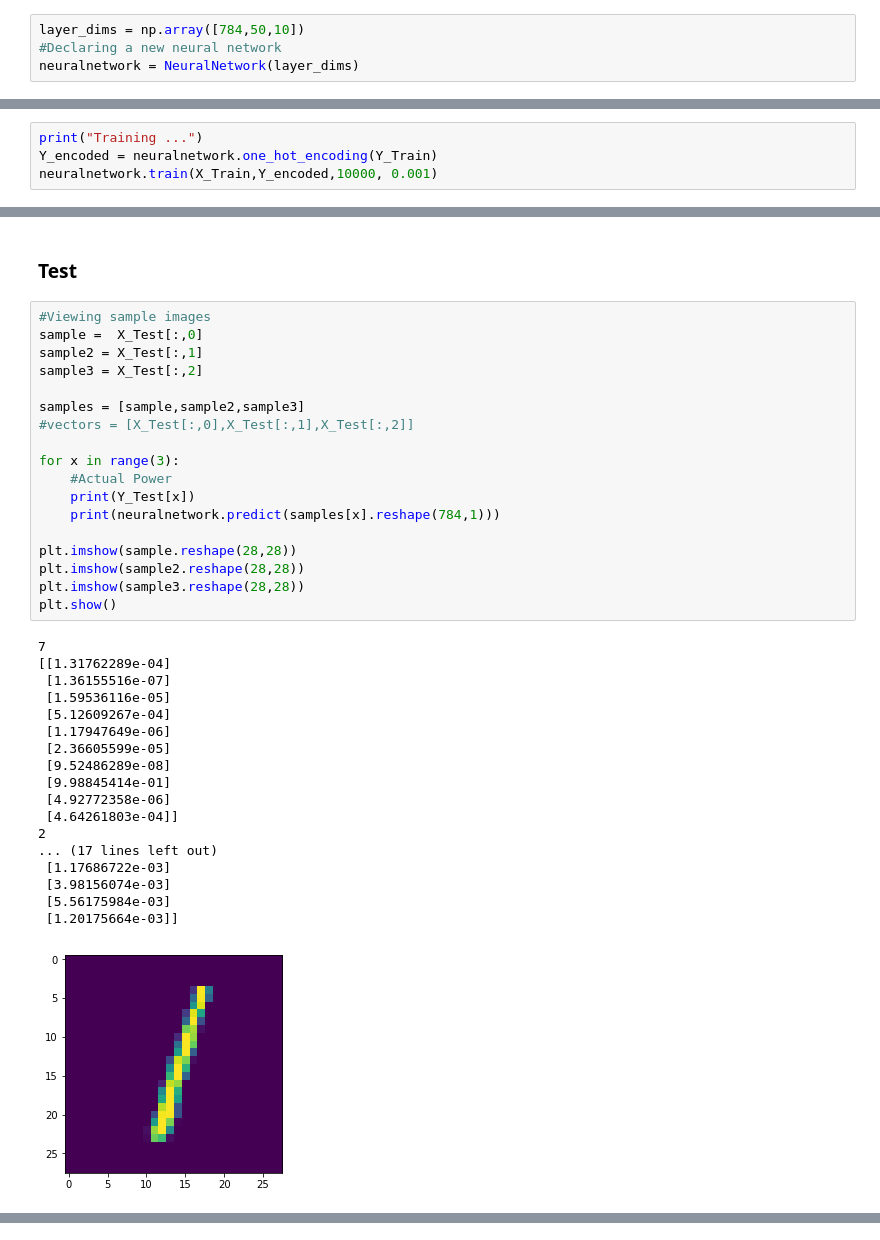
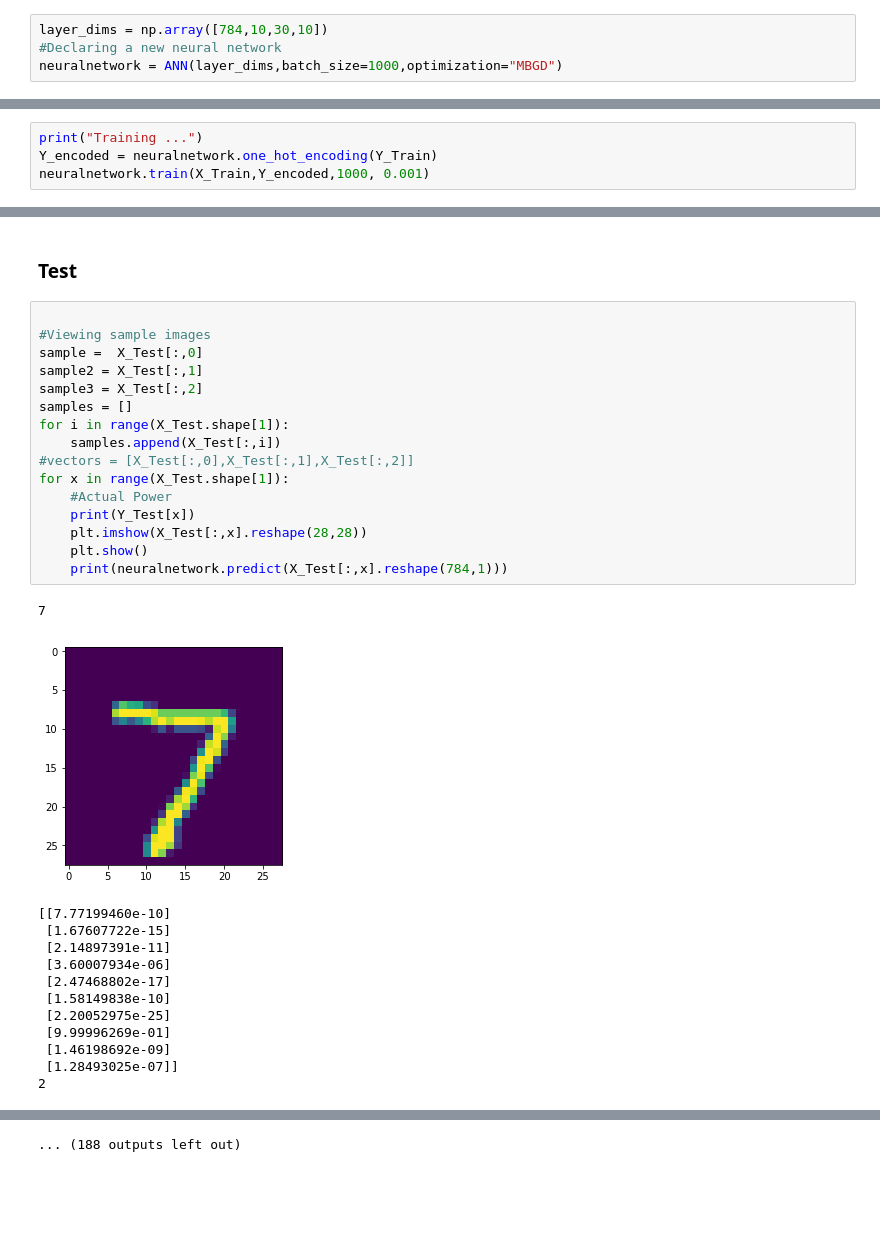
Before and after one commit to Sainpse/Discern, a Jupyter notebook: ANN/MNIST.ipynb, the cells around one changed output, grey strips where cells are left out. Saved outputs shown, nothing was run; the diff lists cells and outputs as text; blank space fills up the shorter version.

Commit message:
Addition of learning optimization techniques and accuracy arrays over time comparing the use of mini batch and batch Grqadient descent over n epochs

```diff
--- a/ANN/MNIST.ipynb
+++ b/ANN/MNIST.ipynb
@@ -71,14 +71,14 @@ Network Parameters
 The number of neurons and layers in a network is defined by a list layer_dims where the length encodes the number of layers
 and its elements as number of neurons
 # %%
-layer_dims = np.array([784,50,10])
+layer_dims = np.array([784,10,30,10])
 #Declaring a new neural network
-neuralnetwork = NeuralNetwork(layer_dims)
+neuralnetwork = ANN(layer_dims,batch_size=1000,optimization="MBGD")
 # %% [markdown]
 ### Training
 # %%
 print("Training ...")
 Y_encoded = neuralnetwork.one_hot_encoding(Y_Train)
-neuralnetwork.train(X_Train,Y_encoded,10000, 0.001)
+neuralnetwork.train(X_Train,Y_encoded,1000, 0.001)
 # %% [output]
 Training ...
@@ -102,39 +101,32 @@ KeyboardInterrupt:
 # %% [markdown]
 ### Test
 # %%
+
 #Viewing sample images
 sample =  X_Test[:,0]
 sample2 = X_Test[:,1]
 sample3 = X_Test[:,2]
-
-samples = [sample,sample2,sample3]
+samples = []
+for i in range(X_Test.shape[1]):
+    samples.append(X_Test[:,i])
 #vectors = [X_Test[:,0],X_Test[:,1],X_Test[:,2]]
-
-for x in range(3):
+for x in range(X_Test.shape[1]):
     #Actual Power
     print(Y_Test[x])
-    print(neuralnetwork.predict(samples[x].reshape(784,1)))
-
-plt.imshow(sample.reshape(28,28))
-plt.imshow(sample2.reshape(28,28))
-plt.imshow(sample3.reshape(28,28))
-plt.show()
+    plt.imshow(X_Test[:,x].reshape(28,28))
+    plt.show()
+    print(neuralnetwork.predict(X_Test[:,x].reshape(784,1)))
 # %% [output]
 7
-[[1.31762289e-04]
- [1.36155516e-07]
- [1.59536116e-05]
- [5.12609267e-04]
- [1.17947649e-06]
- [2.36605599e-05]
- [9.52486289e-08]
- [9.98845414e-01]
- [4.92772358e-06]
- [4.64261803e-04]]
-2
-... (17 lines left out)
- [1.17686722e-03]
- [3.98156074e-03]
- [5.56175984e-03]
- [1.20175664e-03]]
-[figure, old version]
+[figure, new version]
+[[7.77199460e-10]
+ [1.67607722e-15]
+ [2.14897391e-11]
+ [3.60007934e-06]
+ [2.47468802e-17]
+ [1.58149838e-10]
+ [2.20052975e-25]
+ [9.99996269e-01]
+ [1.46198692e-09]
+ [1.28493025e-07]]
+2
@@ -140,0 +182 @@ plt.show()
+... (188 outputs left out)
```
Also changed, not shown: parts of 8 cells of this notebook.
